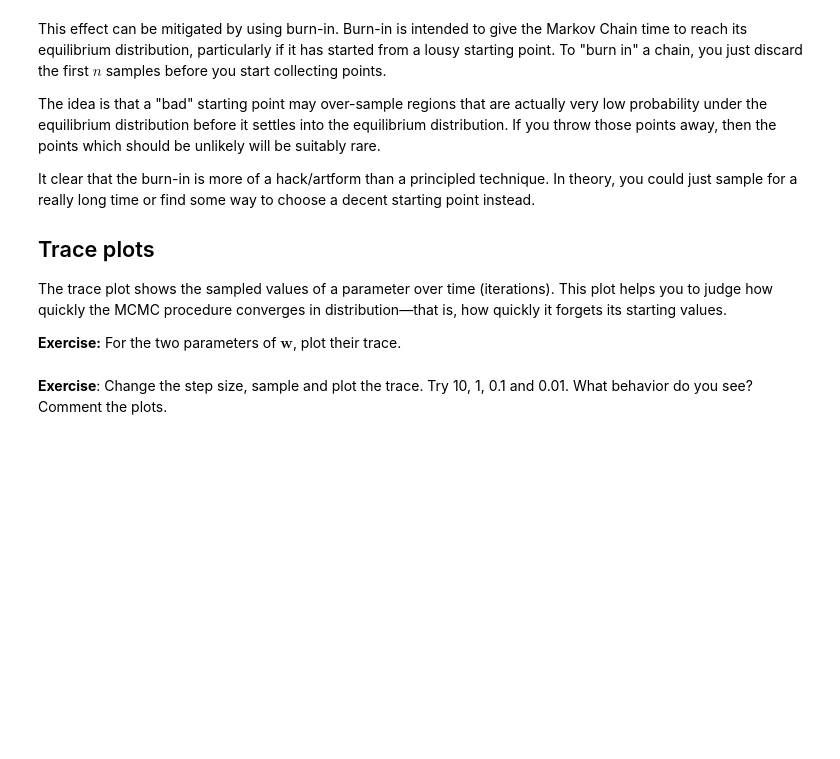
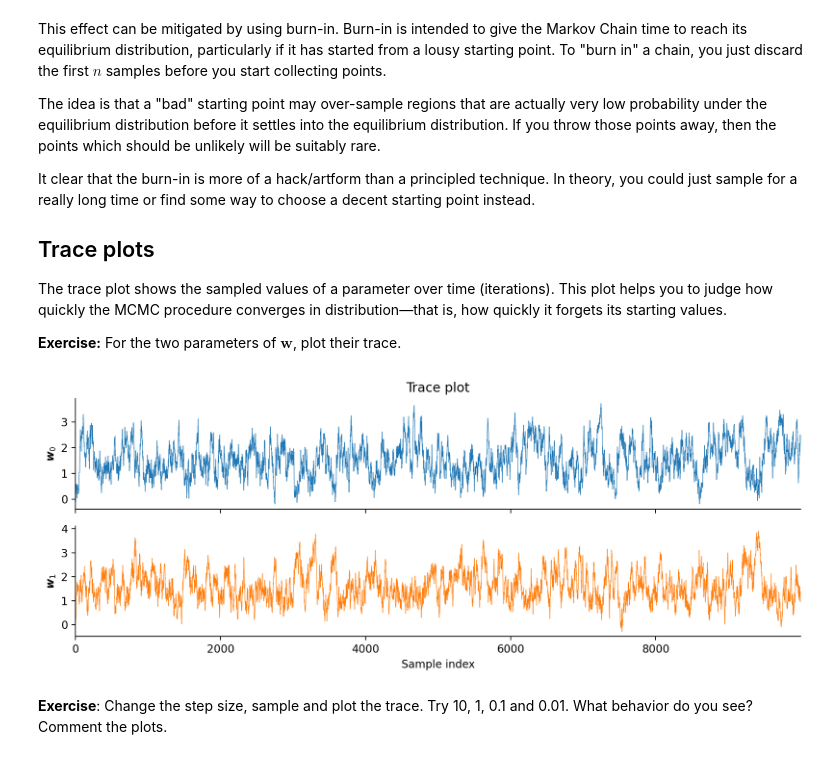
Before and after one commit to mayalorimer/ASI_Labs, a Jupyter notebook: labs/02_Classification_with_MCMC.ipynb, the cells around one changed output. Cells and saved outputs as stored; diff of their text form; code cells hidden in the pictures; blank space fills up the shorter version.

```diff
--- a/labs/02_Classification_with_MCMC.ipynb
+++ b/labs/02_Classification_with_MCMC.ipynb
@@ -527,16 +531,22 @@ For the two parameters of $\boldsymbol{w}$, plot their trace.
 # %%
 
 w_init = [0.0, 0.0]
 samples = run_sampling(w_init, key_init, 10000, 0.2)
 
 fig, (ax0, ax1) = plt.subplots(2, 1, figsize=[10, 4], sharex=True)
 
 # @@ COMPLETE @@
+ax0.plot(samples[:, 0], color="tab:blue", linewidth=0.5)
+ax1.plot(samples[:, 1], color="tab:orange", linewidth=0.5)
+
 ax0.set_ylabel(r"$\boldsymbol{w}_0$")
 ax1.set_ylabel(r"$\boldsymbol{w}_1$")
 ax0.set_title("Trace plot")
 ax1.set_xlabel(r"Sample index")
+plt.tight_layout()
 plt.show()
+# %% [output]
+[figure, added]
 # %% [markdown]
 **Exercise**: Change the step size, sample and plot the trace. Try 10, 1, 0.1 and 0.01. What behavior do you see? Comment the plots.
 # %%
```
Also changed, not shown: parts of 4 cells of this notebook.
